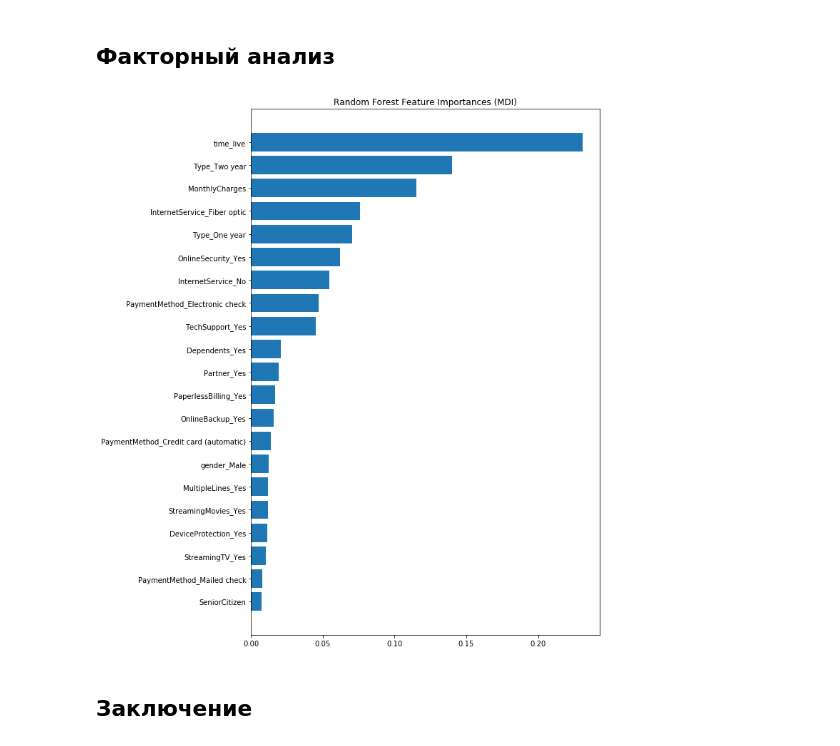
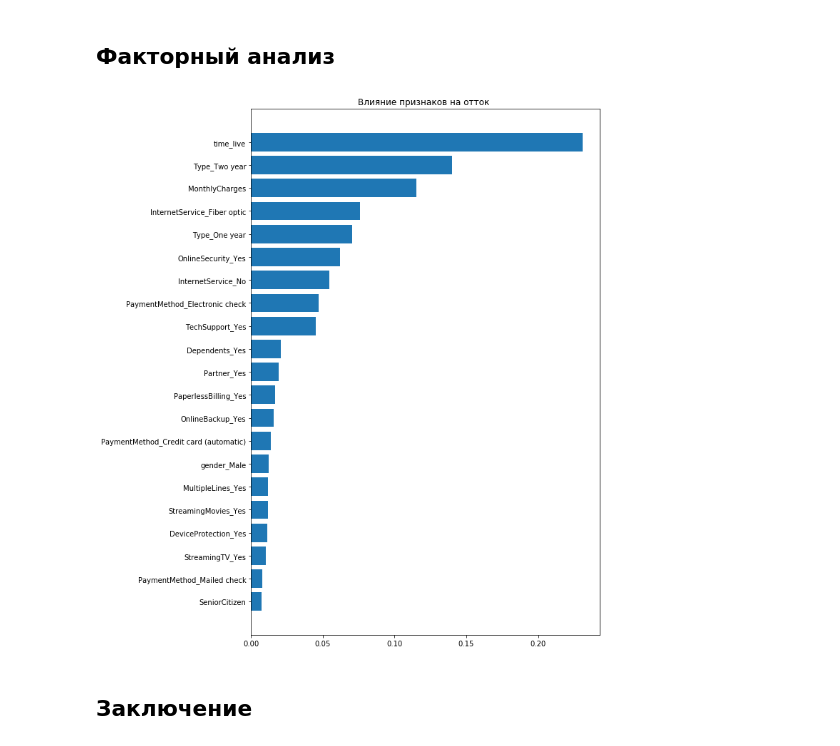
Before and after one commit to Chularev/study_cv, a Jupyter notebook: notebook.ipynb, the cells around one changed output. Drawn from its saved outputs; the diff is of its cells as text; code cells hidden in the pictures.

```diff
--- a/notebook.ipynb
+++ b/notebook.ipynb
@@ -1040,16 +1040,16 @@ accuracy_score(test_y,predicts)
 # %%
 sorted_idx = model.feature_importances_.argsort()
 
 y_ticks = np.arange(0, len(test_x.columns))
 fig, ax = plt.subplots(figsize=(10,11))
 ax.barh(y_ticks, model.feature_importances_[sorted_idx])
 ax.set_yticklabels(test_x.columns[sorted_idx])
 ax.set_yticks(y_ticks)
-ax.set_title("Random Forest Feature Importances (MDI)")
+ax.set_title("Влияние признаков на отток ")
 fig.tight_layout()
 plt.show()
 # %% [output]
-[figure, old version]
+[figure, new version]
 # %% [markdown]
 ## Заключение
 # %% [markdown]
```
